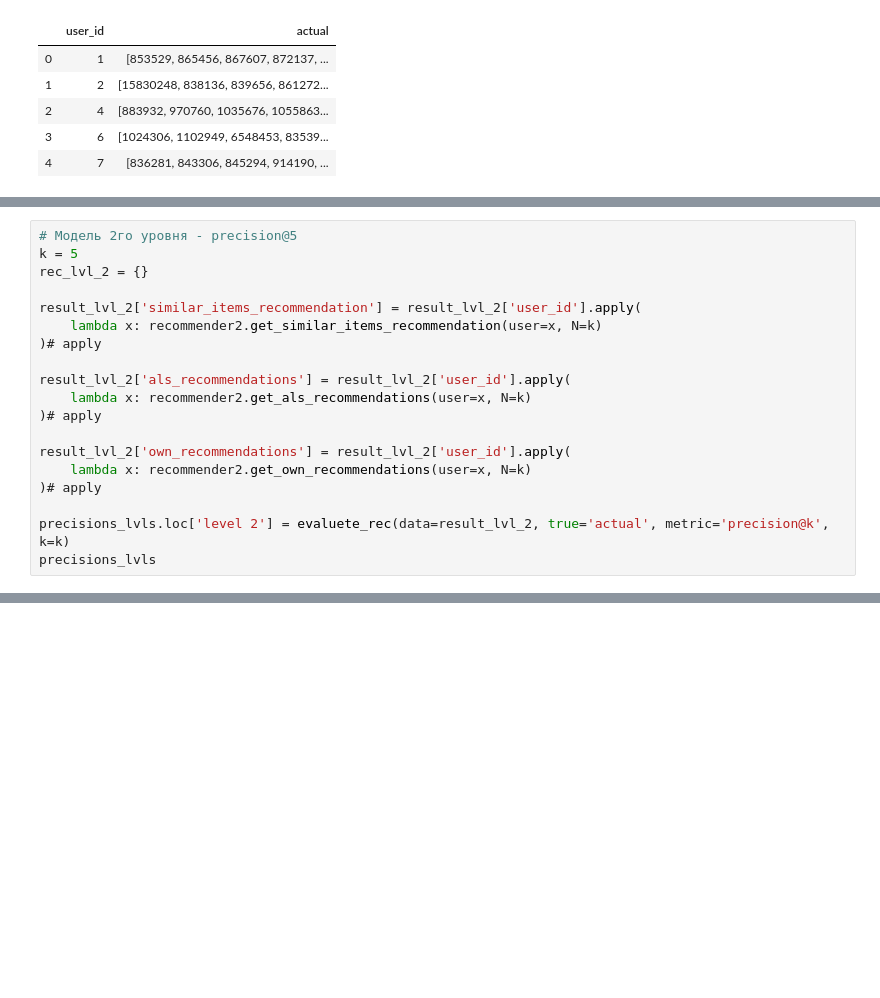
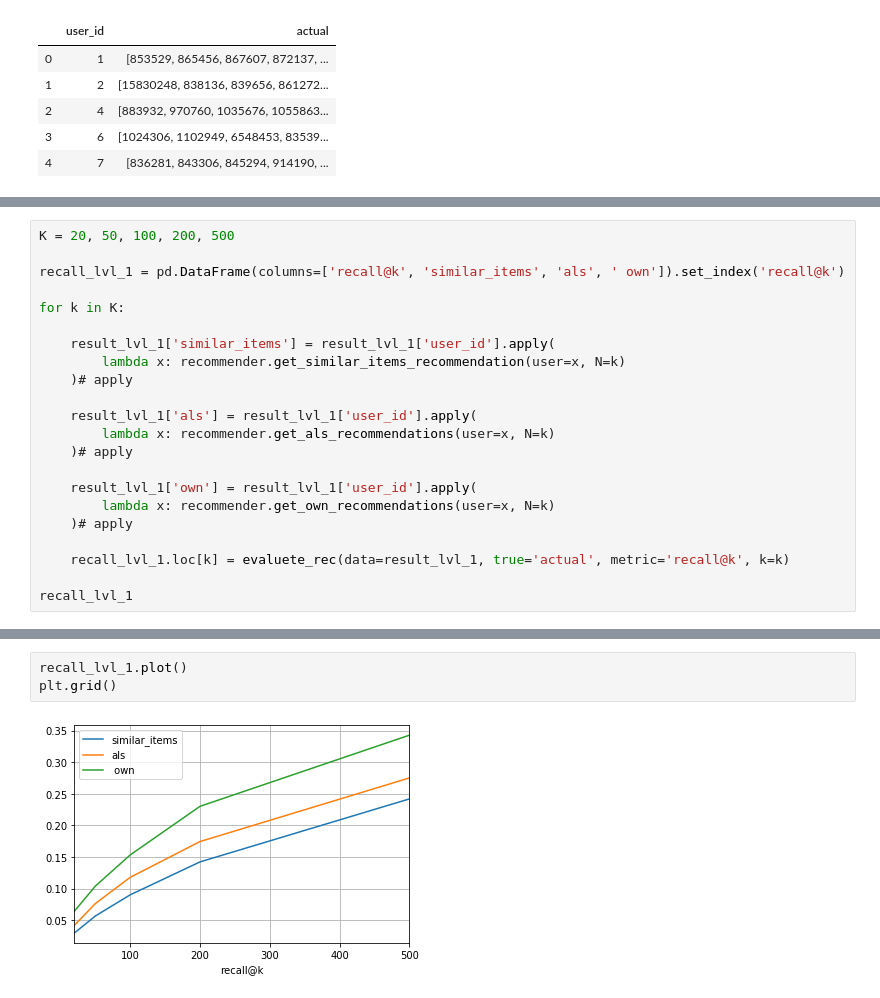
Before and after one commit to Yegor9151/Recommender_systems, a Jupyter notebook: Lesson 6 Two-tier recommendation models/practice.ipynb, the cells around one changed output, grey strips where cells are left out. Cells and saved outputs as stored; diff of their text form; blank space fills up the shorter version.

```diff
--- a/Lesson 6 Two-tier recommendation models/practice.ipynb
+++ b/Lesson 6 Two-tier recommendation models/practice.ipynb
@@ -281,19 +147,0 @@ precisions_lvls
-# %%
-# Модель 2го уровня - precision@5
-k = 5
-rec_lvl_2 = {}
-
-result_lvl_2['similar_items_recommendation'] = result_lvl_2['user_id'].apply(
-    lambda x: recommender2.get_similar_items_recommendation(user=x, N=k)
-)# apply
-
-result_lvl_2['als_recommendations'] = result_lvl_2['user_id'].apply(
-    lambda x: recommender2.get_als_recommendations(user=x, N=k)
-)# apply
-
-result_lvl_2['own_recommendations'] = result_lvl_2['user_id'].apply(
-    lambda x: recommender2.get_own_recommendations(user=x, N=k)
-)# apply
-
-precisions_lvls.loc['level 2'] = evaluete_rec(data=result_lvl_2, true='actual', metric='precision@k', k=k)
-precisions_lvls
@@ -309,0 +148,22 @@ precisions_lvls
+# %%
+K = 20, 50, 100, 200, 500
+
+recall_lvl_1 = pd.DataFrame(columns=['recall@k', 'similar_items', 'als', ' own']).set_index('recall@k')
+
+for k in K:
+
+    result_lvl_1['similar_items'] = result_lvl_1['user_id'].apply(
+        lambda x: recommender.get_similar_items_recommendation(user=x, N=k)
+    )# apply
+
+    result_lvl_1['als'] = result_lvl_1['user_id'].apply(
+        lambda x: recommender.get_als_recommendations(user=x, N=k)
+    )# apply
+
+    result_lvl_1['own'] = result_lvl_1['user_id'].apply(
+        lambda x: recommender.get_own_recommendations(user=x, N=k)
+    )# apply
+
+    recall_lvl_1.loc[k] = evaluete_rec(data=result_lvl_1, true='actual', metric='recall@k', k=k)
+
+recall_lvl_1
@@ -309,0 +178,5 @@ precisions_lvls
+# %%
+recall_lvl_1.plot()
+plt.grid()
+# %% [output]
+[figure, added]
```
Also changed, not shown: parts of 52 cells of this notebook.
